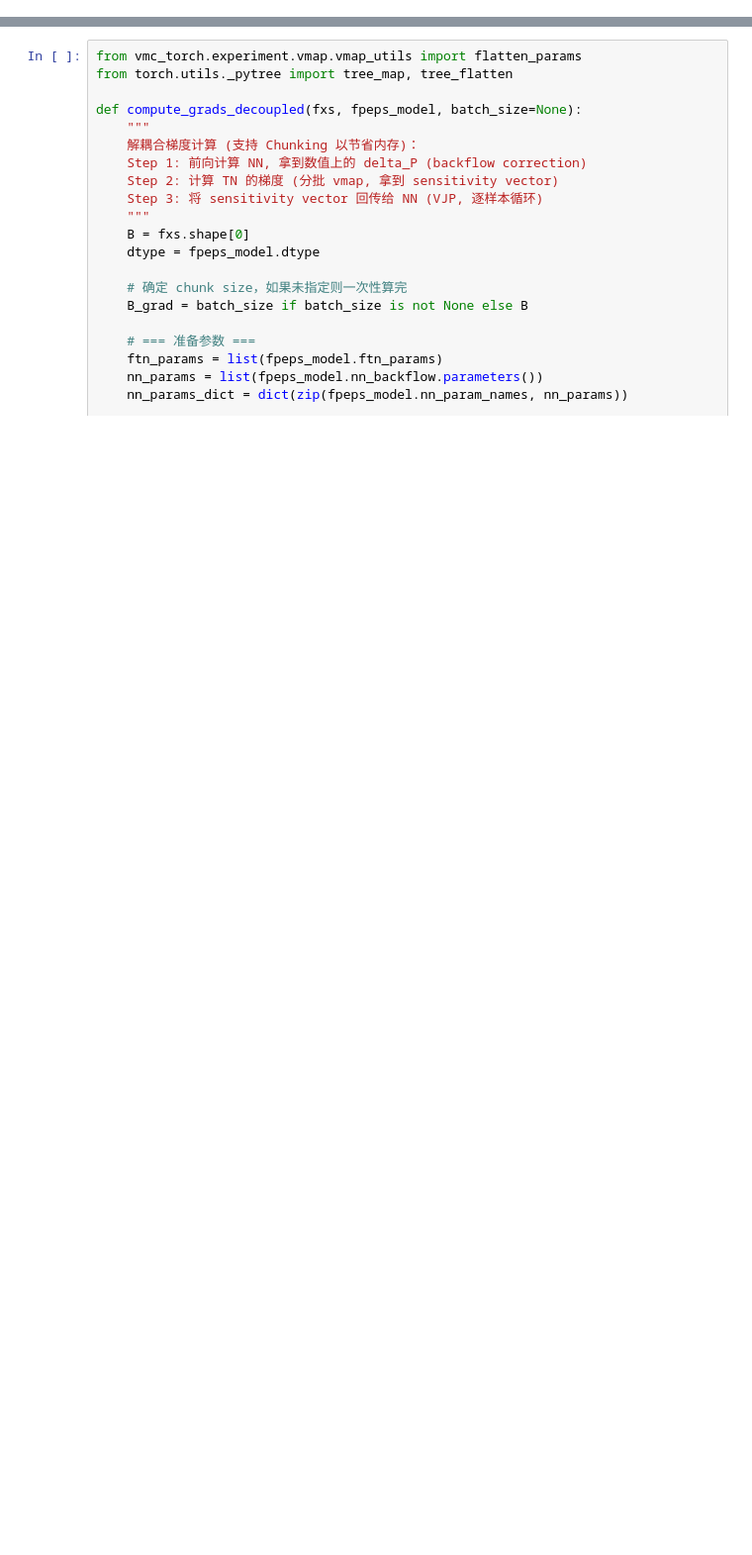
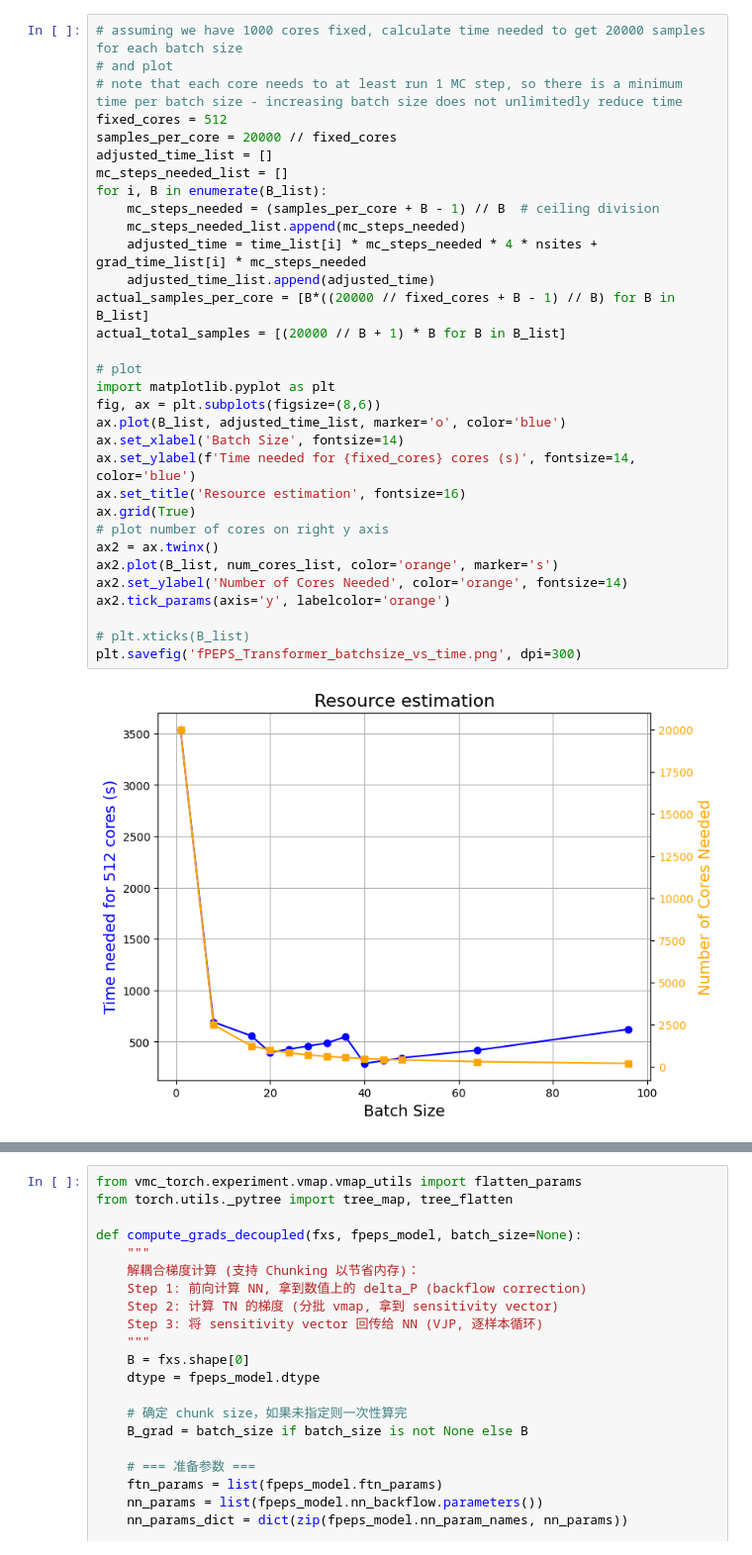
Before and after one commit to sjdu10/vmc_torch, a Jupyter notebook: vmc_torch/experiment/vmap/_TEST_model.ipynb, the cells around one changed output, grey strips where cells are left out. Shown at 99% size. Cells and saved outputs as stored; diff of their text form; blank space fills up the shorter version.

```diff
--- a/vmc_torch/experiment/vmap/_TEST_model.ipynb
+++ b/vmc_torch/experiment/vmap/_TEST_model.ipynb
@@ -77,0 +91,34 @@ tensor([-7.8004e+19, -4.3036e+20,  7.9334e+21,  7.6276e+22,  1.0632e+22,
+# %%
+# assuming we have 1000 cores fixed, calculate time needed to get 20000 samples for each batch size
+# and plot
+# note that each core needs to at least run 1 MC step, so there is a minimum time per batch size - increasing batch size does not unlimitedly reduce time
+fixed_cores = 512
+samples_per_core = 20000 // fixed_cores
+adjusted_time_list = []
+mc_steps_needed_list = []
+for i, B in enumerate(B_list):
+    mc_steps_needed = (samples_per_core + B - 1) // B  # ceiling division
+    mc_steps_needed_list.append(mc_steps_needed)
+    adjusted_time = time_list[i] * mc_steps_needed * 4 * nsites + grad_time_list[i] * mc_steps_needed
+    adjusted_time_list.append(adjusted_time)
+actual_samples_per_core = [B*((20000 // fixed_cores + B - 1) // B) for B in B_list]
+actual_total_samples = [(20000 // B + 1) * B for B in B_list]
+
+# plot
+import matplotlib.pyplot as plt
+fig, ax = plt.subplots(figsize=(8,6))
+ax.plot(B_list, adjusted_time_list, marker='o', color='blue')
+ax.set_xlabel('Batch Size', fontsize=14)
+ax.set_ylabel(f'Time needed for {fixed_cores} cores (s)', fontsize=14, color='blue')
+ax.set_title('Resource estimation', fontsize=16)
+ax.grid(True)
+# plot number of cores on right y axis
+ax2 = ax.twinx()
+ax2.plot(B_list, num_cores_list, color='orange', marker='s')
+ax2.set_ylabel('Number of Cores Needed', color='orange', fontsize=14)
+ax2.tick_params(axis='y', labelcolor='orange')
+
+# plt.xticks(B_list)
+plt.savefig('fPEPS_Transformer_batchsize_vs_time.png', dpi=300)
+# %% [output]
+[figure, added]
```
Also changed, not shown: parts of 2 cells of this notebook, 3 other files.
